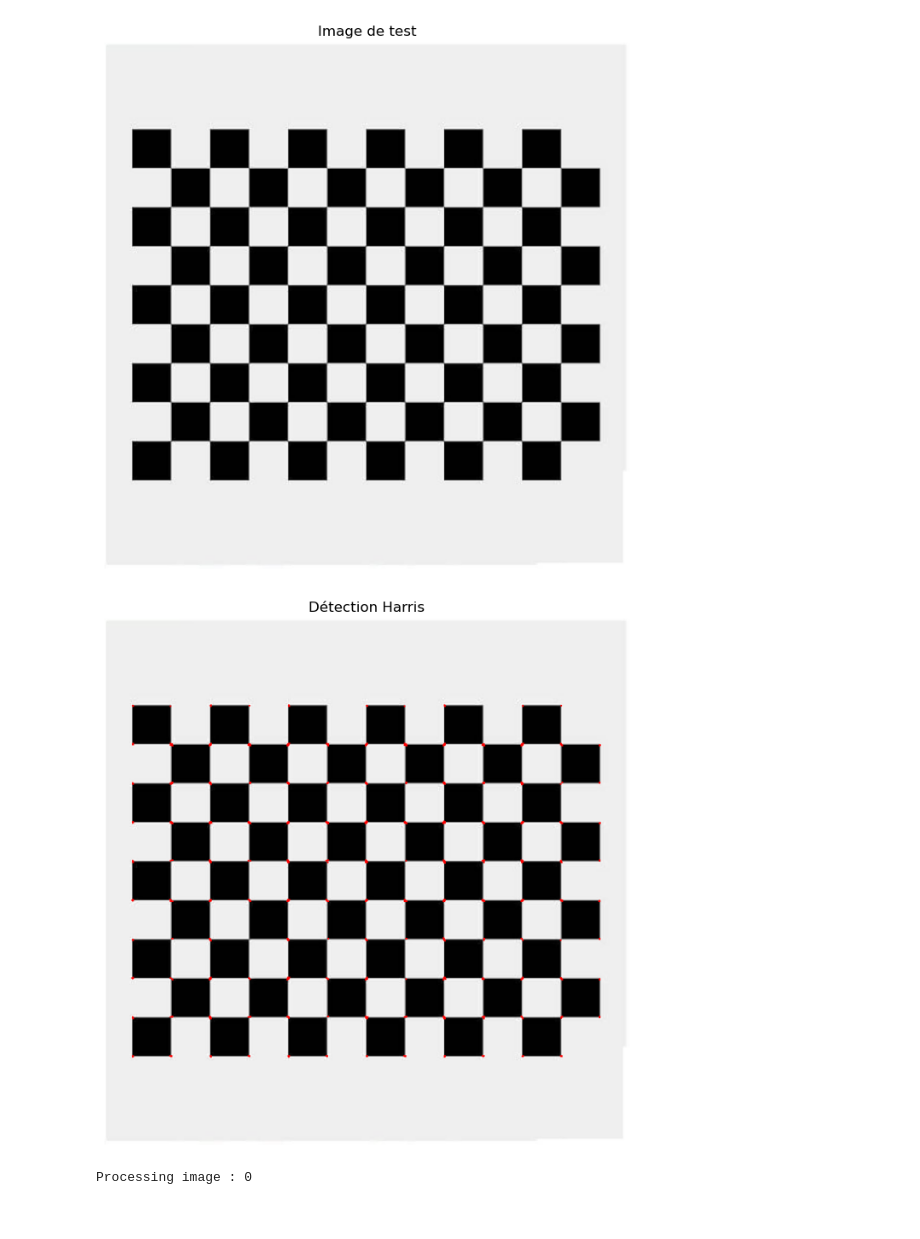
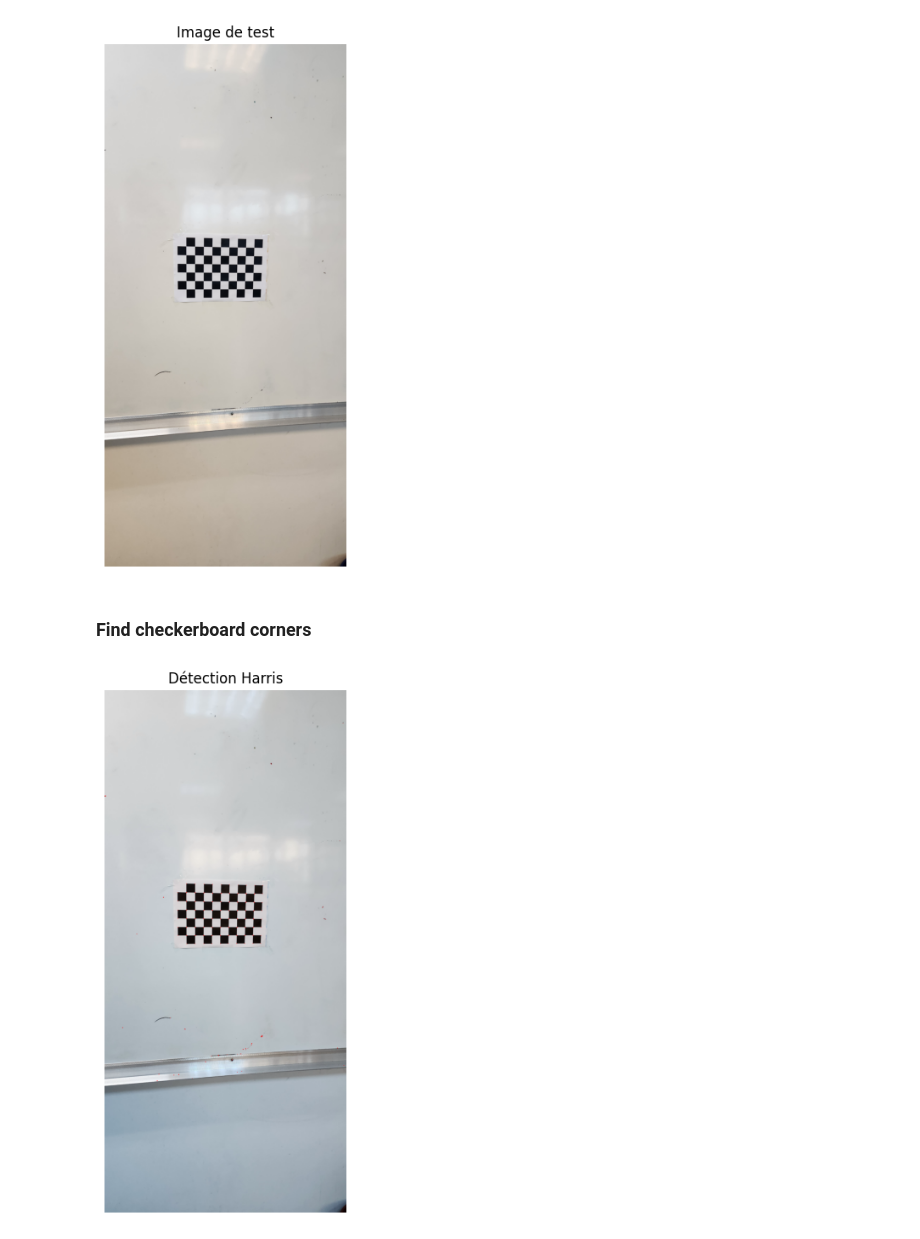
Before and after one commit to Are-had/Vehicule-Embeded-Obstacle-Detection, a Jupyter notebook: calibration/camera_calibration.ipynb, the cells around one changed output. Cells and saved outputs as stored; diff of their text form; code cells hidden in the pictures.

```diff
--- a/calibration/camera_calibration.ipynb
+++ b/calibration/camera_calibration.ipynb
@@ -6,25 +6,23 @@ import glob
 import os
 # %%
 
-images_path = 'images_calibration/image_test.jpg'  # Ajuste l'extension si nécessaire (.png, .jpeg, etc.)
-
+images_path = 'image/images_calibrationV2/image1.jpg'
 # Lire toutes les images
-
-
-
 
 img_test = cv2.imread(images_path)
 img_test_rgb = cv2.cvtColor(img_test, cv2.COLOR_BGR2RGB)
 
 plt.figure(figsize=(10, 8))
 plt.imshow(img_test_rgb)
 plt.title("Image de test")
 plt.axis('off')
 plt.show()
 # %% [output]
-[figure, old version]
+[figure, new version]
+# %% [markdown]
+###  Find checkerboard corners
 # %%
-
+# find corner with harris
 img = img_test_rgb
 gray = cv2.cvtColor(img, cv2.COLOR_BGR2GRAY)
 gray = np.float32(gray)
@@ -45,70 +43,4 @@ plt.title("Détection Harris")
 plt.axis('off')
 plt.show()
 # %% [output]
-[figure, old version]
+[figure, new version]
-# %%
-CHECKERBOARD = (6,9)
-criteria = (cv2.TERM_CRITERIA_EPS + cv2.TERM_CRITERIA_MAX_ITER, 30, 0.01)
-
-# Creating vector to store vectors of 3D points for each checkerboard image
-objpoints = []
-# Creating vector to store vectors of 2D points for each checkerboard image
-imgpoints = []
-
-
-# Defining the world coordinates for 3D points
-objp = np.zeros((1, CHECKERBOARD[0] * CHECKERBOARD[1], 3), np.float32)
-objp[0,:,:2] = np.mgrid[0:CHECKERBOARD[0], 0:CHECKERBOARD[1]].T.reshape(-1, 2)
-prev_img_shape = None
-
-# Extracting path of individual image stored in a given directory
-images = glob.glob('images_calibration/image_test.jpg')
-for i , fname in enumerate( images ):
-    print("Processing image :", i)
-    img = cv2.imread(fname)
-    gray = cv2.cvtColor(img,cv2.COLOR_BGR2GRAY)
-    # Find the chess board corners
-    # If desired number of corners are found in the image then ret = true
-    ret, corners = cv2.findChessboardCorners(gray, CHECKERBOARD, cv2.CALIB_CB_ADAPTIVE_THRESH + cv2.CALIB_CB_FAST_CHECK + cv2.CALIB_CB_NORMALIZE_IMAGE)
-
-    """
-    If desired number of corner are detected,
-    we refine the pixel coordinates and display
-    them on the images of checker board
-    """
-    if ret == True:
-        objpoints.append(objp)
-        print("good for image:", fname)
-        # refining pixel coordinates for given 2d points.
-        corners2 = cv2.cornerSubPix(gray, corners, (11,11),(-1,-1), criteria)
-
-        imgpoints.append(corners2)
-
-        # Draw and display the corners
-        img = cv2.drawChessboardCorners(img, CHECKERBOARD, corners2, ret)
-
-    cv2.imshow('img',img)
-    cv2.waitKey(0)
-
-cv2.destroyAllWindows()
-
-h,w = img.shape[:2]
-
-# """
-# Performing camera calibration by
-# passing the value of known 3D points (objpoints)
-# and corresponding pixel coordinates of the
-# detected corners (imgpoints)
-# """
-# ret, mtx, dist, rvecs, tvecs = cv2.calibrateCamera(objpoints, imgpoints, gray.shape[::-1], None, None)
-
-# print("Camera matrix : \n")
-# print(mtx)
-# print("dist : \n")
-# print(dist)
-# print("rvecs : \n")
-# print(rvecs)
-# print("tvecs : \n")
-# print(tvecs)
-# %% [output]
-Processing image : 0
```
Also changed, not shown: parts of 23 cells of this notebook.
